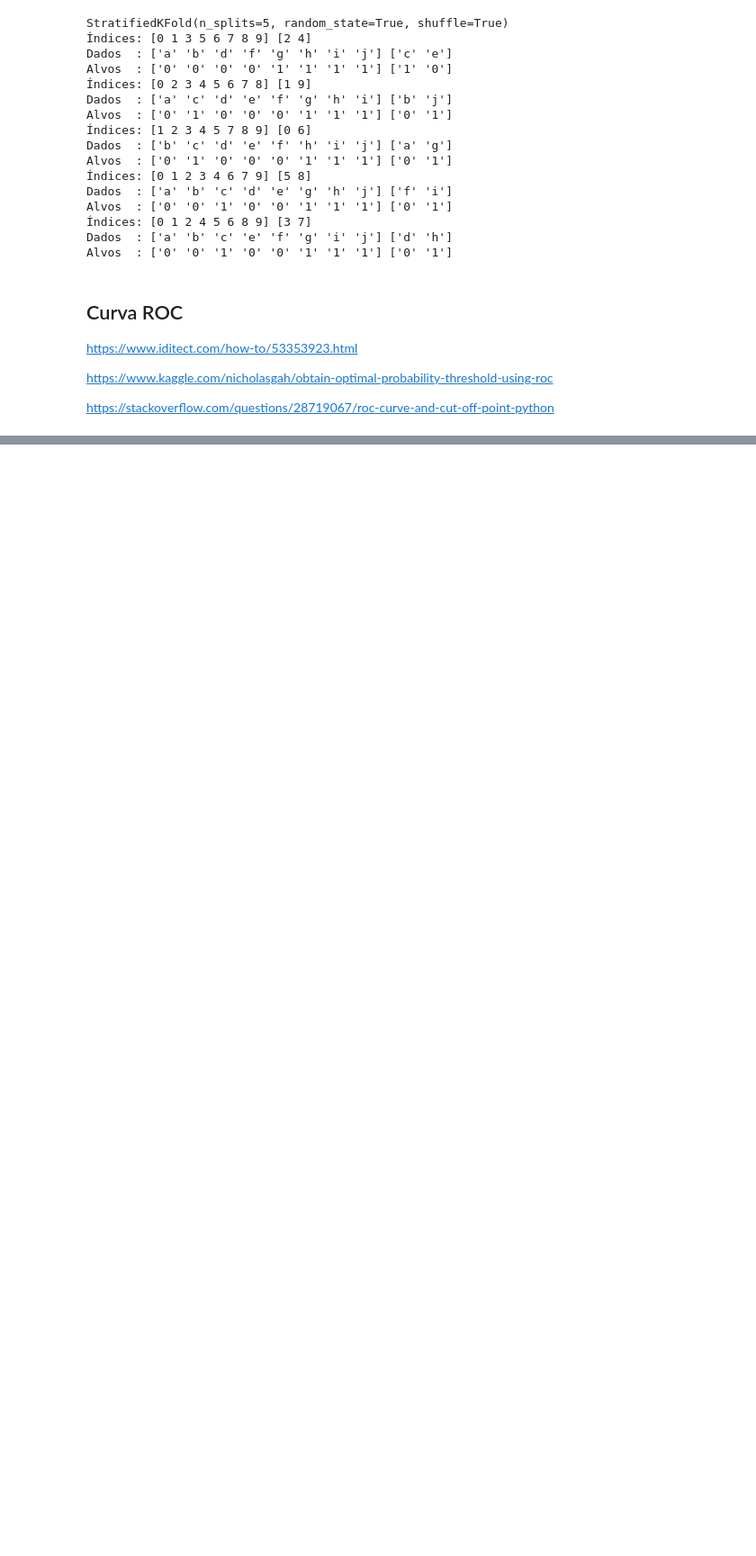
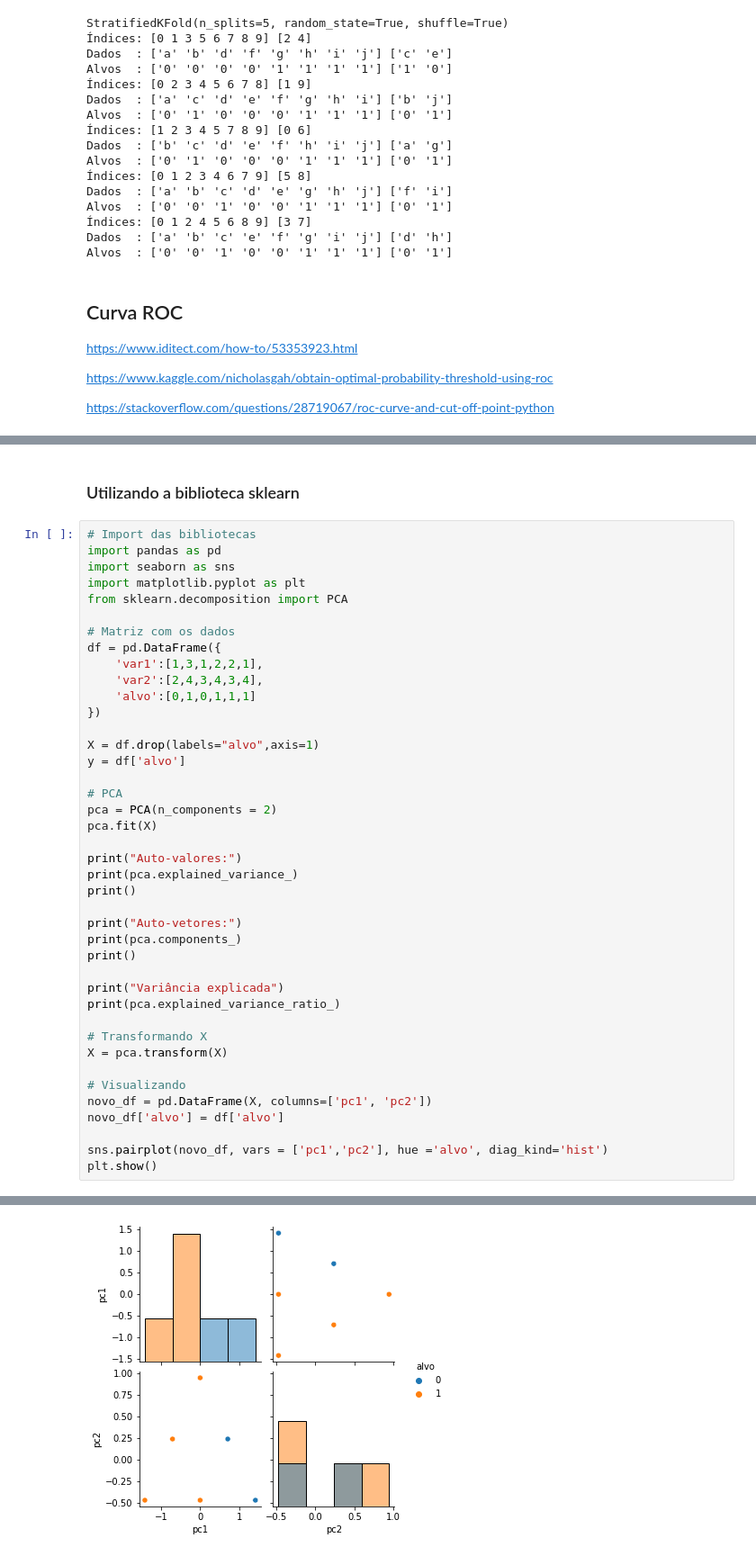
Before and after one commit to osmarbraz/exemplos_python, a Jupyter notebook: ExemplosPythonEstatistica.ipynb, the cells around one changed output, grey strips where cells are left out. Shown at 90% size. Saved outputs shown, nothing was run; the diff lists cells and outputs as text; blank space fills up the shorter version.

```diff
--- a/ExemplosPythonEstatistica.ipynb
+++ b/ExemplosPythonEstatistica.ipynb
@@ -1366,0 +1636,44 @@ https://stackoverflow.com/questions/28719067/roc-curve-and-cut-off-point-python
+# %% [markdown]
+### Utilizando a biblioteca sklearn
+# %%
+# Import das bibliotecas
+import pandas as pd
+import seaborn as sns
+import matplotlib.pyplot as plt
+from sklearn.decomposition import PCA
+
+# Matriz com os dados
+df = pd.DataFrame({
+    'var1':[1,3,1,2,2,1],
+    'var2':[2,4,3,4,3,4],
+    'alvo':[0,1,0,1,1,1]
+})
+
+X = df.drop(labels="alvo",axis=1)
+y = df['alvo']
+
+# PCA
+pca = PCA(n_components = 2)
+pca.fit(X)
+
+print("Auto-valores:")
+print(pca.explained_variance_)
+print()
+
+print("Auto-vetores:")
+print(pca.components_)
+print()
+
+print("Variância explicada")
+print(pca.explained_variance_ratio_)
+
+# Transformando X
+X = pca.transform(X)
+
+# Visualizando
+novo_df = pd.DataFrame(X, columns=['pc1', 'pc2'])
+novo_df['alvo'] = df['alvo']
+
+sns.pairplot(novo_df, vars = ['pc1','pc2'], hue ='alvo', diag_kind='hist')
+plt.show()
+# %% [output]
@@ -1366,0 +1689 @@ https://stackoverflow.com/questions/28719067/roc-curve-and-cut-off-point-python
+[figure, added]
```
Also changed, not shown: parts of 33 cells of this notebook.
